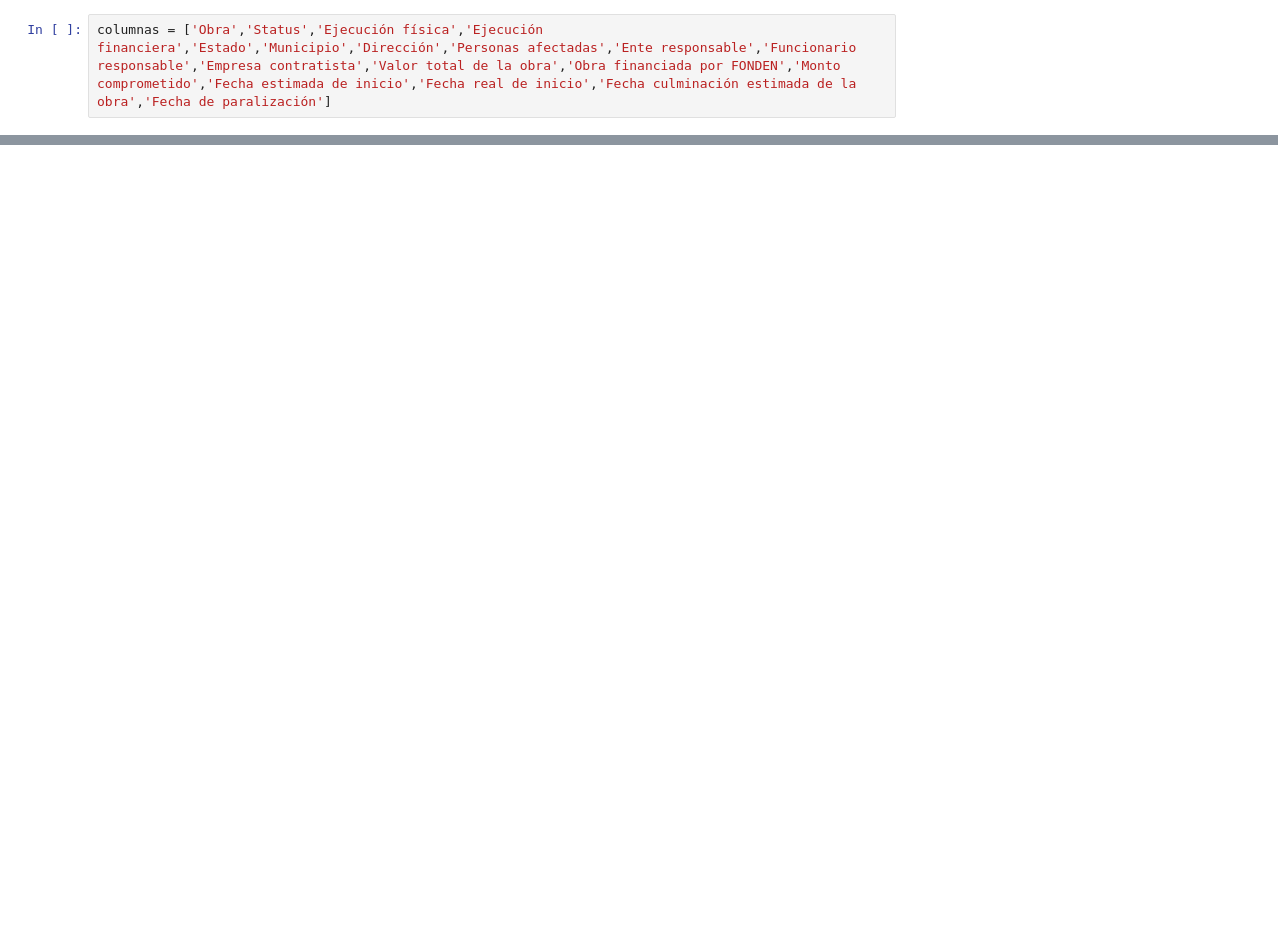
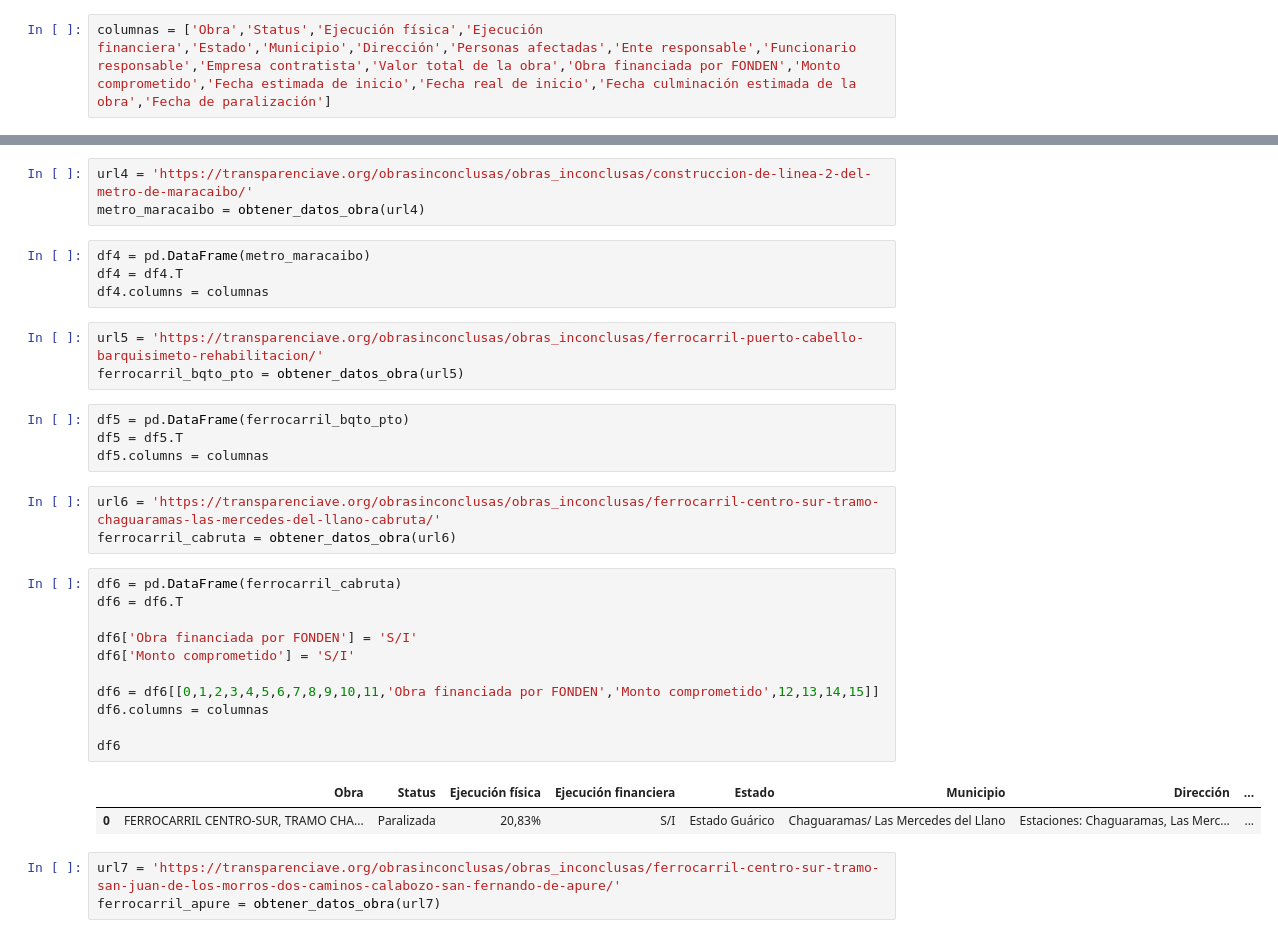
Before and after one commit to Christelllameda/Proyecto-Nro-3, a Jupyter notebook: Scrapping.ipynb, the cells around one changed output, grey strips where cells are left out. Cells and saved outputs as stored; diff of their text form; blank space fills up the shorter version.

```diff
--- a/Scrapping.ipynb
+++ b/Scrapping.ipynb
@@ -36,0 +72,34 @@ df2 = crear_dataframe(petare, columnas)
+# %%
+url4 = 'https://transparenciave.org/obrasinconclusas/obras_inconclusas/construccion-de-linea-2-del-metro-de-maracaibo/'
+metro_maracaibo = obtener_datos_obra(url4)
+# %%
+df4 = pd.DataFrame(metro_maracaibo)
+df4 = df4.T
+df4.columns = columnas
+# %%
+url5 = 'https://transparenciave.org/obrasinconclusas/obras_inconclusas/ferrocarril-puerto-cabello-barquisimeto-rehabilitacion/'
+ferrocarril_bqto_pto = obtener_datos_obra(url5)
+# %%
+df5 = pd.DataFrame(ferrocarril_bqto_pto)
+df5 = df5.T
+df5.columns = columnas
+# %%
+url6 = 'https://transparenciave.org/obrasinconclusas/obras_inconclusas/ferrocarril-centro-sur-tramo-chaguaramas-las-mercedes-del-llano-cabruta/'
+ferrocarril_cabruta = obtener_datos_obra(url6)
+# %%
+df6 = pd.DataFrame(ferrocarril_cabruta)
+df6 = df6.T
+
+df6['Obra financiada por FONDEN'] = 'S/I'
+df6['Monto comprometido'] = 'S/I'
+
+df6 = df6[[0,1,2,3,4,5,6,7,8,9,10,11,'Obra financiada por FONDEN','Monto comprometido',12,13,14,15]]
+df6.columns = columnas
+
+df6
+# %% [output]
+|  | Obra | Status | Ejecución física | Ejecución financiera | Estado | Municipio | Dirección | ... |
+| 0 | FERROCARRIL CENTRO-SUR, TRAMO CHA... | Paralizada | 20,83% | S/I | Estado Guárico | Chaguaramas/ Las Mercedes del Llano | Estaciones: Chaguaramas, Las Merc... | ... |
+# %%
+url7 = 'https://transparenciave.org/obrasinconclusas/obras_inconclusas/ferrocarril-centro-sur-tramo-san-juan-de-los-morros-dos-caminos-calabozo-san-fernando-de-apure/'
+ferrocarril_apure = obtener_datos_obra(url7)
```
Also changed, not shown: parts of 46 cells of this notebook, 10 other files.
